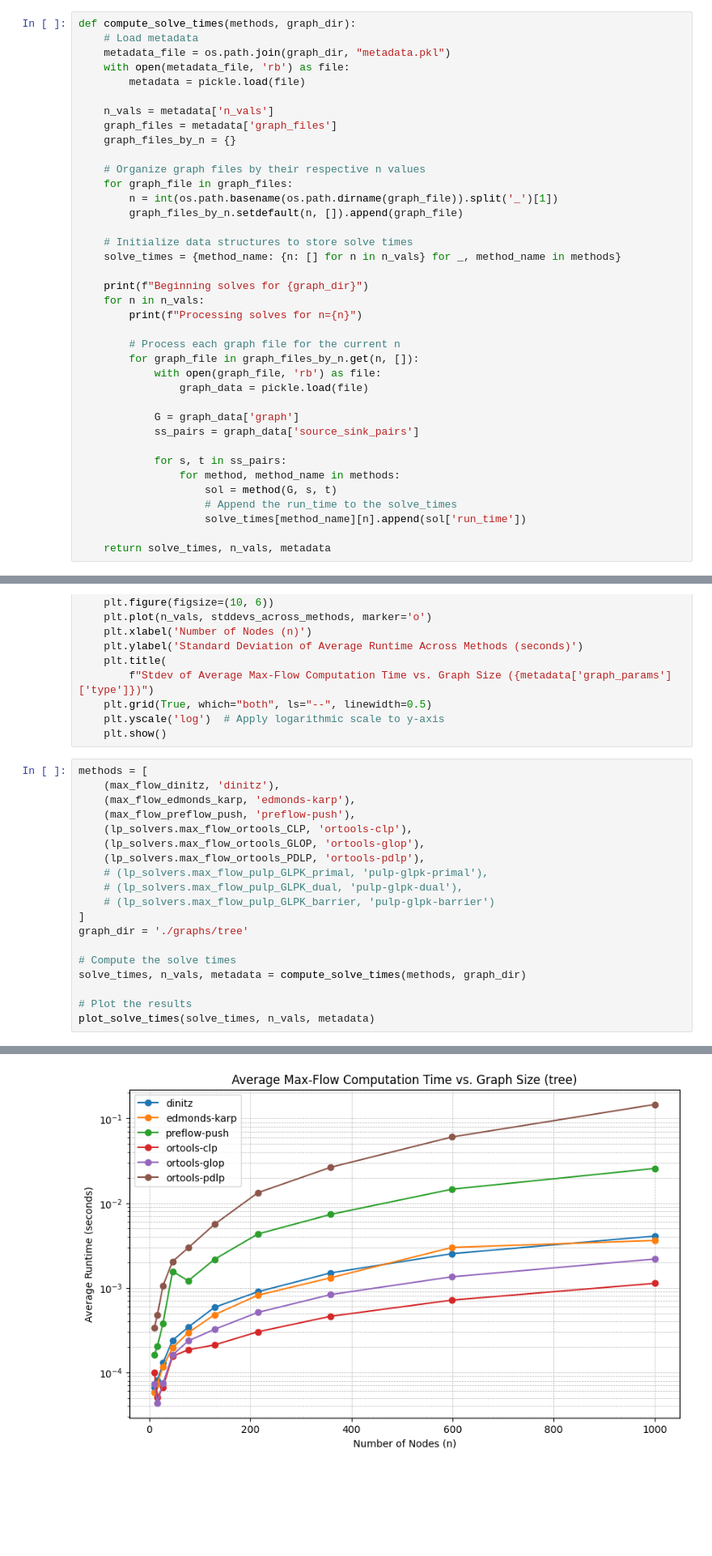
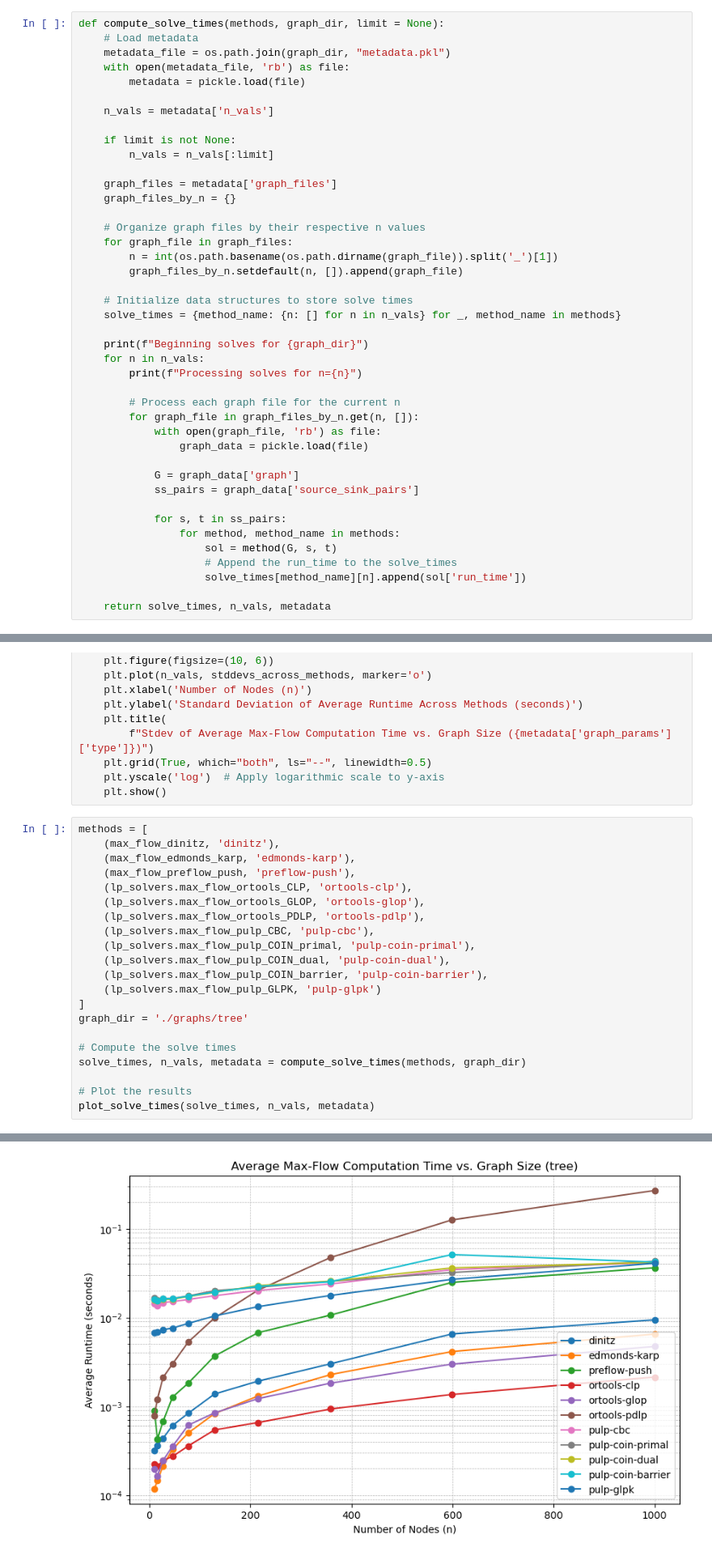
Before and after one commit to DE-JL/am205-project, a Jupyter notebook: main.ipynb, the cells around one changed output, grey strips where cells are left out. Shown at 81% size. Drawn from its saved outputs; the diff is of its cells as text; blank space fills up the shorter version.

```diff
--- a/main.ipynb
+++ b/main.ipynb
@@ -84,11 +90,15 @@ KeyboardInterrupt:
 # %%
-def compute_solve_times(methods, graph_dir):
+def compute_solve_times(methods, graph_dir, limit = None):
     # Load metadata
     metadata_file = os.path.join(graph_dir, "metadata.pkl")
     with open(metadata_file, 'rb') as file:
         metadata = pickle.load(file)
 
     n_vals = metadata['n_vals']
+
+    if limit is not None:
+        n_vals = n_vals[:limit]
+
     graph_files = metadata['graph_files']
     graph_files_by_n = {}
 
@@ -167,32 +177,34 @@ def plot_solve_times(solve_times, n_vals, metadata):
 # %%
 methods = [
     (max_flow_dinitz, 'dinitz'),
     (max_flow_edmonds_karp, 'edmonds-karp'),
     (max_flow_preflow_push, 'preflow-push'),
     (lp_solvers.max_flow_ortools_CLP, 'ortools-clp'),
     (lp_solvers.max_flow_ortools_GLOP, 'ortools-glop'),
     (lp_solvers.max_flow_ortools_PDLP, 'ortools-pdlp'),
-    # (lp_solvers.max_flow_pulp_GLPK_primal, 'pulp-glpk-primal'),
-    # (lp_solvers.max_flow_pulp_GLPK_dual, 'pulp-glpk-dual'),
-    # (lp_solvers.max_flow_pulp_GLPK_barrier, 'pulp-glpk-barrier')
+    (lp_solvers.max_flow_pulp_CBC, 'pulp-cbc'),
+    (lp_solvers.max_flow_pulp_COIN_primal, 'pulp-coin-primal'),
+    (lp_solvers.max_flow_pulp_COIN_dual, 'pulp-coin-dual'),
+    (lp_solvers.max_flow_pulp_COIN_barrier, 'pulp-coin-barrier'),
+    (lp_solvers.max_flow_pulp_GLPK, 'pulp-glpk')
 ]
 graph_dir = './graphs/tree'
 
 # Compute the solve times
 solve_times, n_vals, metadata = compute_solve_times(methods, graph_dir)
 
 # Plot the results
 plot_solve_times(solve_times, n_vals, metadata)
 # %% [output]
 Beginning solves for ./graphs/tree
 Processing solves for n=10
 Processing solves for n=16
 Processing solves for n=27
 Processing solves for n=46
 Processing solves for n=77
 Processing solves for n=129
 Processing solves for n=215
 Processing solves for n=359
 Processing solves for n=599
 Processing solves for n=1000
-[figure, old version]
+[figure, new version]
```
Also changed, not shown: parts of 12 cells of this notebook, 5 other files.
